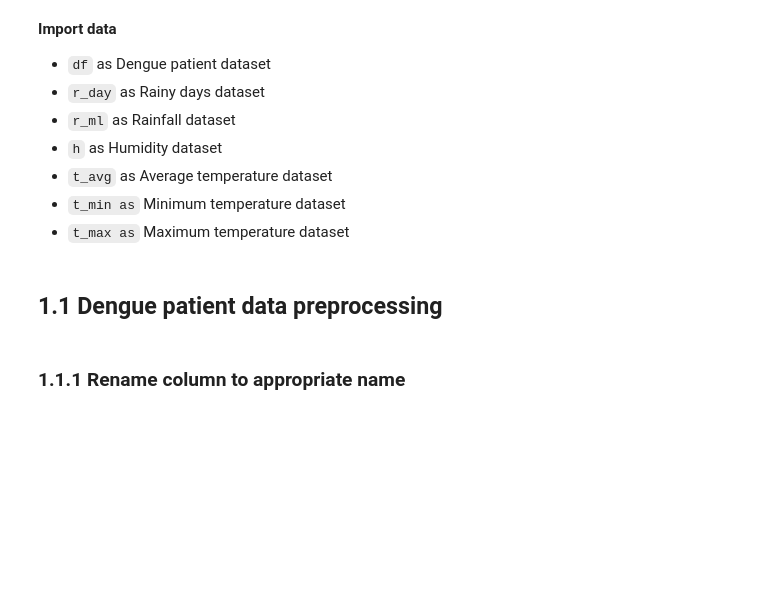
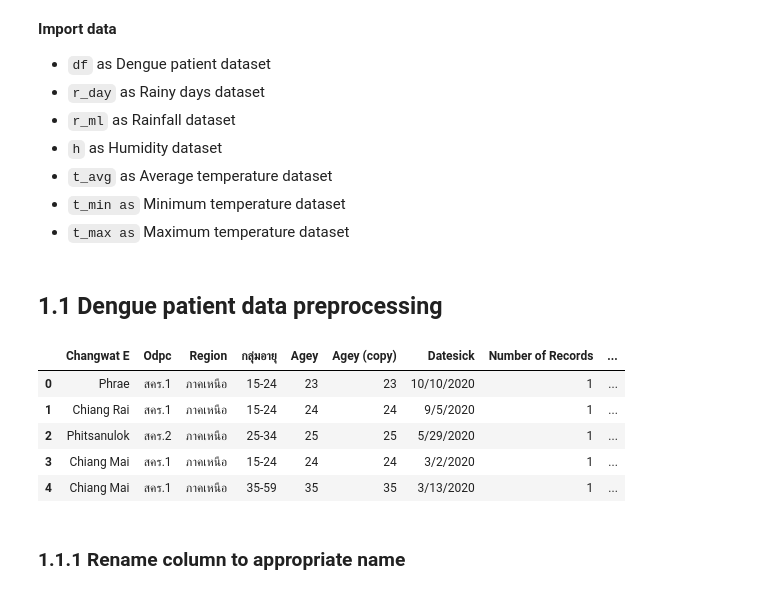
Before and after one commit to Phophism/python_project, a Jupyter notebook: Akkapop/Dengue_preprocessing.ipynb, the cells around one changed output. Cells and saved outputs as stored; diff of their text form; code cells hidden in the pictures; blank space fills up the shorter version.

```diff
--- a/Akkapop/Dengue_preprocessing.ipynb
+++ b/Akkapop/Dengue_preprocessing.ipynb
@@ -25,6 +25,15 @@ t_max = pd.read_excel('dataset/rain_temp_deathcase/temp_max.xlsx', header = 2)
 province_dict = pd.read_csv('dataset/province_translate.csv')
 # %% [markdown]
 ## 1.1 Dengue patient data preprocessing
+# %%
+df.head()
+# %% [output]
+|  | Changwat E | Odpc | Region | กลุ่มอายุ | Agey | Agey (copy) | Datesick | Number of Records | ... |
+| 0 | Phrae | สคร.1 | ภาคเหนือ | 15-24 | 23 | 23 | 10/10/2020 | 1 | ... |
+| 1 | Chiang Rai | สคร.1 | ภาคเหนือ | 15-24 | 24 | 24 | 9/5/2020 | 1 | ... |
+| 2 | Phitsanulok | สคร.2 | ภาคเหนือ | 25-34 | 25 | 25 | 5/29/2020 | 1 | ... |
+| 3 | Chiang Mai | สคร.1 | ภาคเหนือ | 15-24 | 24 | 24 | 3/2/2020 | 1 | ... |
+| 4 | Chiang Mai | สคร.1 | ภาคเหนือ | 35-59 | 35 | 35 | 3/13/2020 | 1 | ... |
 # %% [markdown]
 ### 1.1.1 Rename column to appropriate name
 # %%
```
Also changed, not shown: parts of 5 cells of this notebook, 9 other files.
